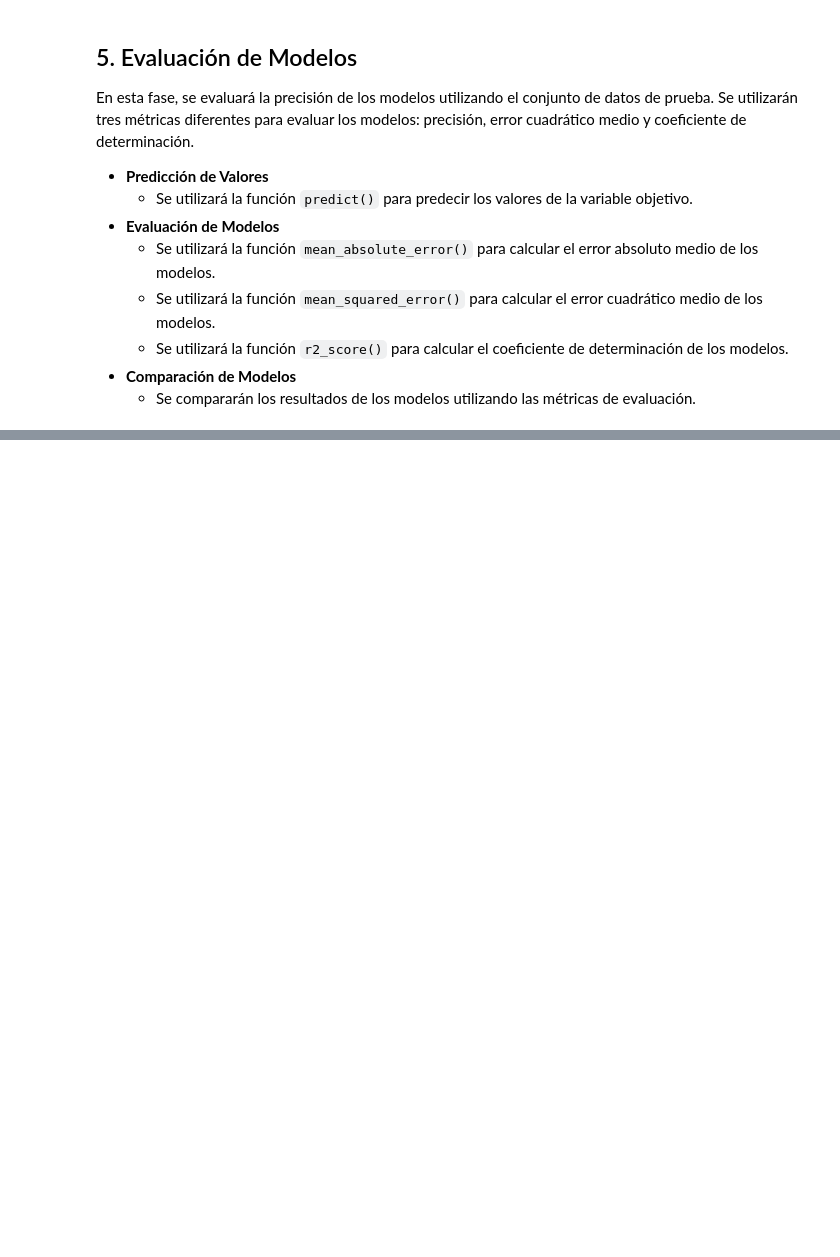
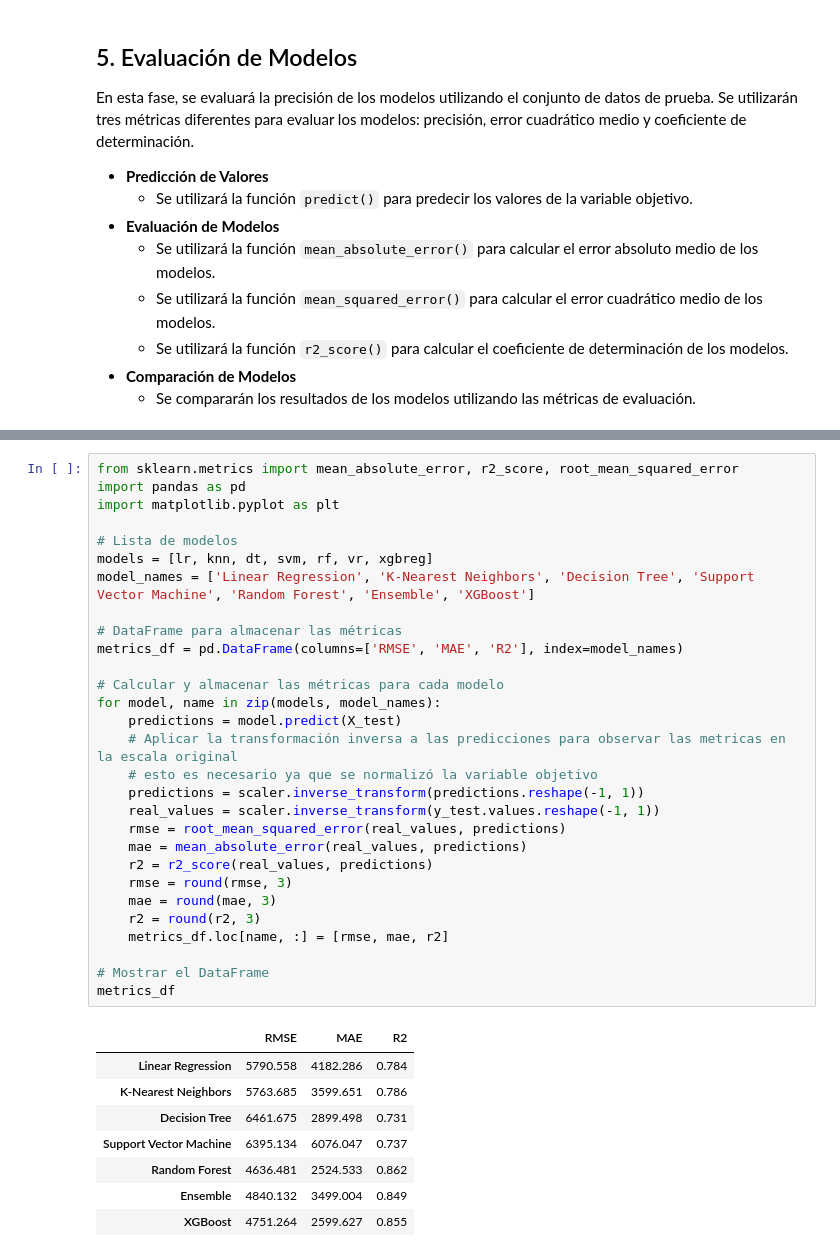
Before and after one commit to ingrafaeln/Ciencia-de-Datos, a Jupyter notebook: Seccion_2/Ejemplo_1_unsurance_cost_regression.ipynb, the cells around one changed output, grey strips where cells are left out. Saved outputs shown, nothing was run; the diff lists cells and outputs as text; blank space fills up the shorter version.

```diff
--- a/Seccion_2/Ejemplo_1_unsurance_cost_regression.ipynb
+++ b/Seccion_2/Ejemplo_1_unsurance_cost_regression.ipynb
@@ -888,0 +552,38 @@ plt.show()
+# %%
+from sklearn.metrics import mean_absolute_error, r2_score, root_mean_squared_error
+import pandas as pd
+import matplotlib.pyplot as plt
+
+# Lista de modelos
+models = [lr, knn, dt, svm, rf, vr, xgbreg]
+model_names = ['Linear Regression', 'K-Nearest Neighbors', 'Decision Tree', 'Support Vector Machine', 'Random Forest', 'Ensemble', 'XGBoost']
+
+# DataFrame para almacenar las métricas
+metrics_df = pd.DataFrame(columns=['RMSE', 'MAE', 'R2'], index=model_names)
+
+# Calcular y almacenar las métricas para cada modelo
+for model, name in zip(models, model_names):
+    predictions = model.predict(X_test)
+    # Aplicar la transformación inversa a las predicciones para observar las metricas en la escala original
+    # esto es necesario ya que se normalizó la variable objetivo
+    predictions = scaler.inverse_transform(predictions.reshape(-1, 1))
+    real_values = scaler.inverse_transform(y_test.values.reshape(-1, 1))
+    rmse = root_mean_squared_error(real_values, predictions)
+    mae = mean_absolute_error(real_values, predictions)
+    r2 = r2_score(real_values, predictions)
+    rmse = round(rmse, 3)
+    mae = round(mae, 3)
+    r2 = round(r2, 3)
+    metrics_df.loc[name, :] = [rmse, mae, r2]
+
+# Mostrar el DataFrame
+metrics_df
+# %% [output]
+|  | RMSE | MAE | R2 |
+| Linear Regression | 5790.558 | 4182.286 | 0.784 |
+| K-Nearest Neighbors | 5763.685 | 3599.651 | 0.786 |
+| Decision Tree | 6461.675 | 2899.498 | 0.731 |
+| Support Vector Machine | 6395.134 | 6076.047 | 0.737 |
+| Random Forest | 4636.481 | 2524.533 | 0.862 |
+| Ensemble | 4840.132 | 3499.004 | 0.849 |
+| XGBoost | 4751.264 | 2599.627 | 0.855 |
```
Also changed, not shown: parts of 41 cells of this notebook.
